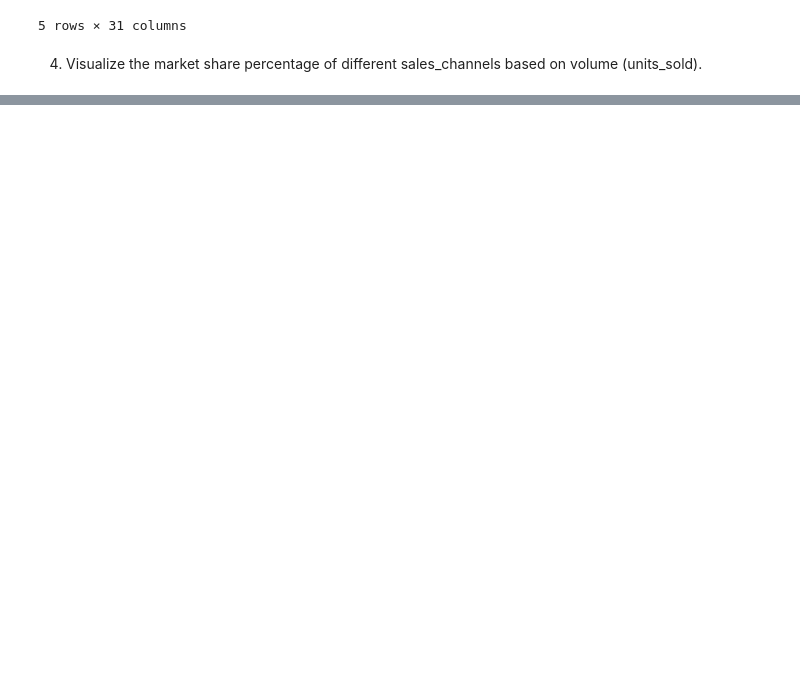
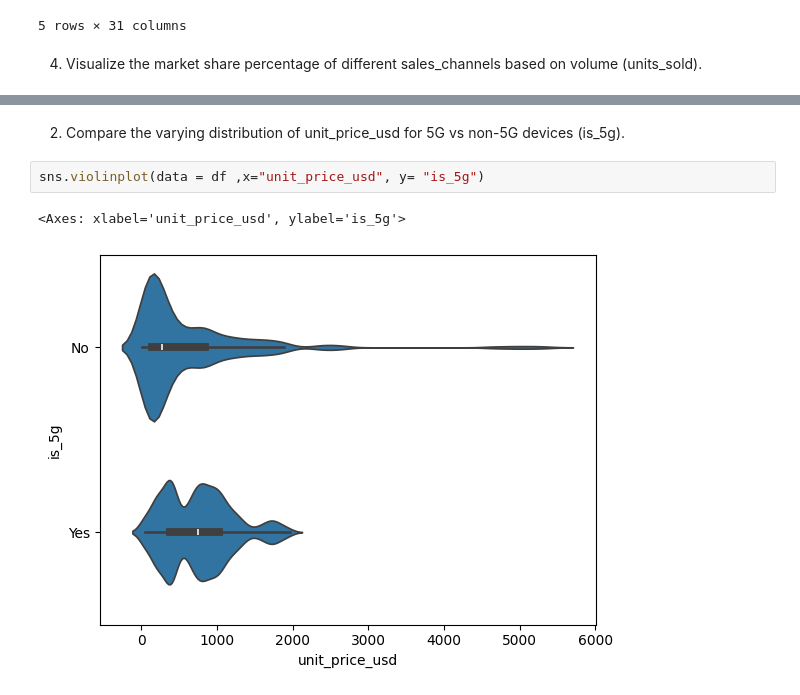
Before and after one commit to nishant8105/Python-Project, a Jupyter notebook: samsung/main.ipynb, the cells around one changed output, grey strips where cells are left out. Drawn from its saved outputs; the diff is of its cells as text; blank space fills up the shorter version.

```diff
--- a/samsung/main.ipynb
+++ b/samsung/main.ipynb
@@ -423,0 +431,7 @@ plt.show
+# %% [markdown]
+2. Compare the varying distribution of unit_price_usd for 5G vs non-5G devices (is_5g).
+# %%
+sns.violinplot(data = df ,x="unit_price_usd", y= "is_5g")
+# %% [output]
+<Axes: xlabel='unit_price_usd', ylabel='is_5g'>
+[figure, added]
```
Also changed, not shown: parts of 11 cells of this notebook.
